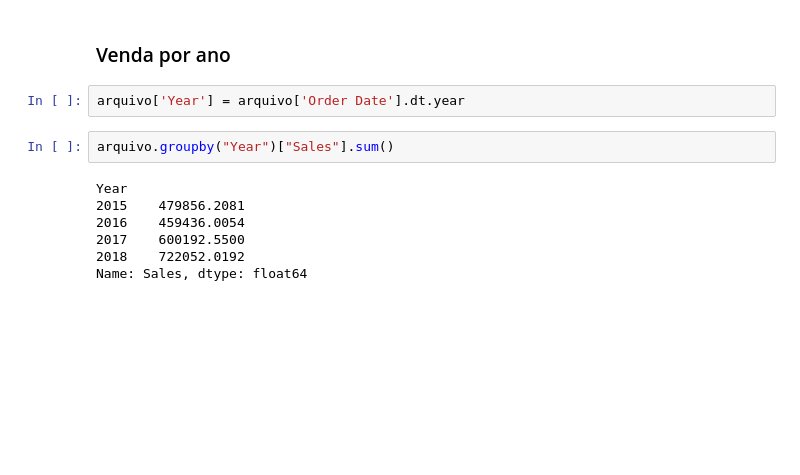
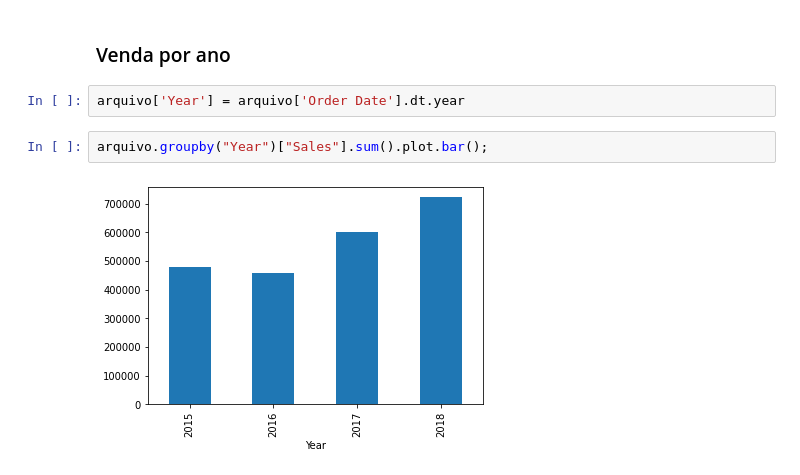
Before and after one commit to diegoSilva93/criando-uma-apresentacao-executiva, a Jupyter notebook: criando uma apresentacao executiva.ipynb, the cells around one changed output. Cells and saved outputs as stored; diff of their text form; blank space fills up the shorter version.

```diff
--- a/criando uma apresentacao executiva.ipynb
+++ b/criando uma apresentacao executiva.ipynb
@@ -124,11 +124,6 @@ memory usage: 1.3+ MB
 # %%
 arquivo['Year'] = arquivo['Order Date'].dt.year
 # %%
-arquivo.groupby("Year")["Sales"].sum()
+arquivo.groupby("Year")["Sales"].sum().plot.bar();
 # %% [output]
-Year
-2015    479856.2081
-2016    459436.0054
-2017    600192.5500
-2018    722052.0192
-Name: Sales, dtype: float64
+[figure, added]
```
Also changed, not shown: parts of 1 cell of this notebook.
